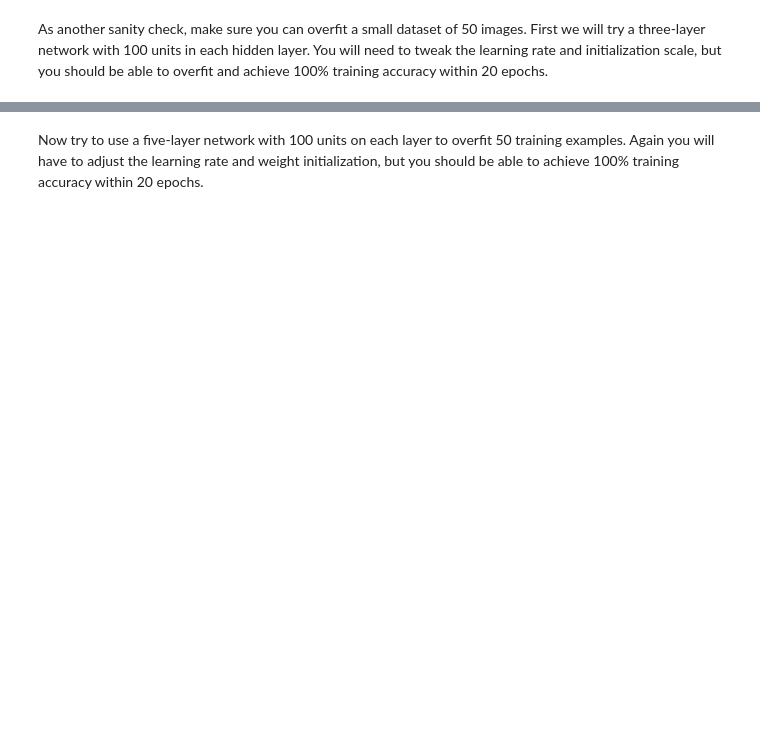
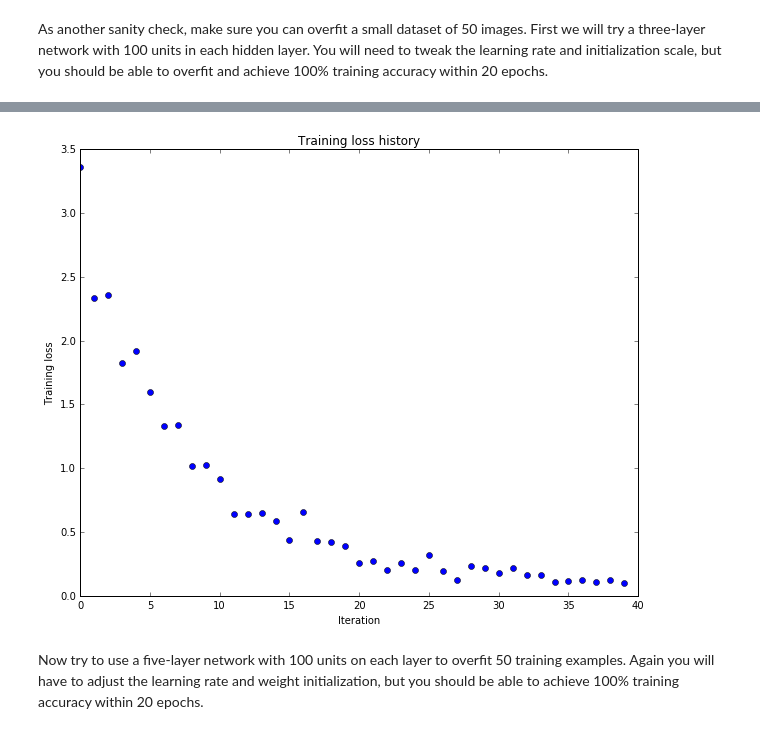
Before and after one commit to du-phan/CS231n, a Jupyter notebook: assignment2/FullyConnectedNets.ipynb, the cells around one changed output, grey strips where cells are left out. Cells and saved outputs as stored; diff of their text form; code cells hidden in the pictures; blank space fills up the shorter version.

```diff
--- a/assignment2/FullyConnectedNets.ipynb
+++ b/assignment2/FullyConnectedNets.ipynb
@@ -444,8 +450,8 @@ small_data = {
   'y_val': data['y_val'],
 }
 
-weight_scale = 1e-2
-learning_rate = 1e-4
+weight_scale = 2*1e-2
+learning_rate = 2*1e-3
 model = FullyConnectedNet([100, 100],
               weight_scale=weight_scale, dtype=np.float64)
 solver = Solver(model, small_data,
@@ -462,3 +468,4 @@ plt.title('Training loss history')
 plt.xlabel('Iteration')
 plt.ylabel('Training loss')
 plt.show()
+# %% [output]
@@ -465,3 +489,4 @@ plt.show()
+[figure, added]
 # %% [markdown]
 Now try to use a five-layer network with 100 units on each layer to overfit 50 training examples. Again you will have to adjust the learning rate and weight initialization, but you should be able to achieve 100% training accuracy within 20 epochs.
 # %%
```
Also changed, not shown: parts of 11 cells of this notebook, 1 other file.
